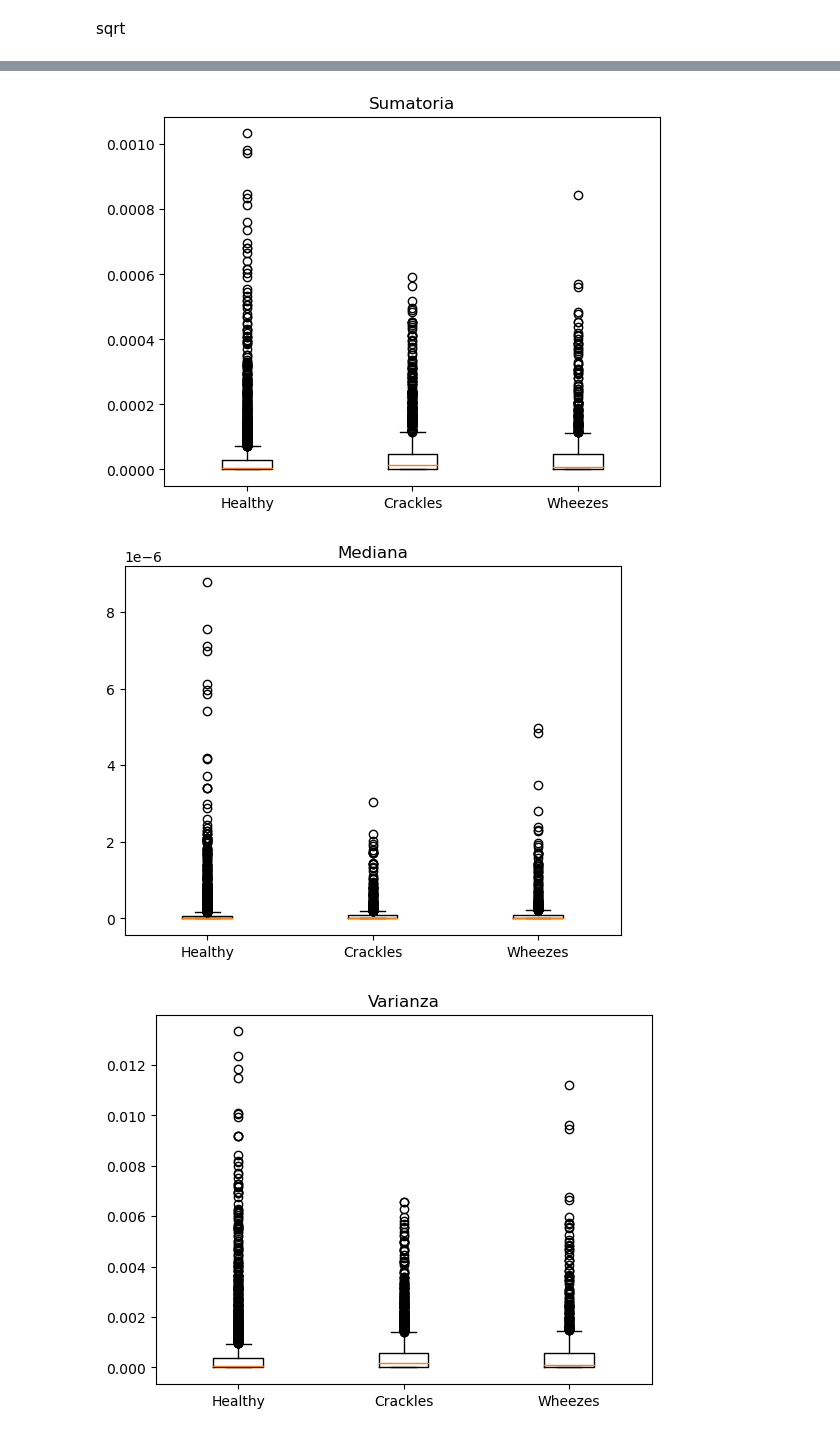
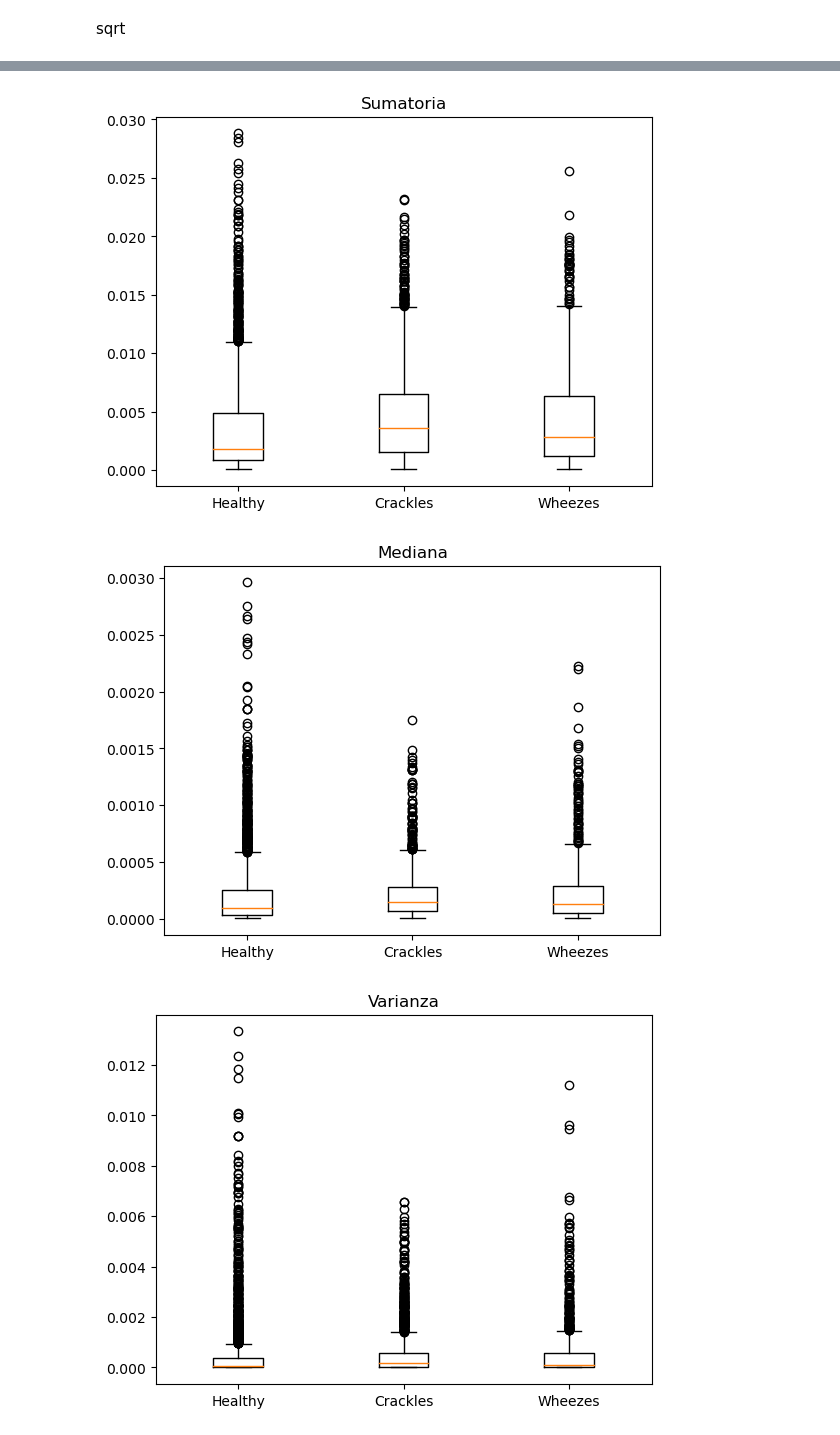
Before and after one commit to Astolfo2332/Respiratory_Difference, a Jupyter notebook: Proyecto_3_los_4GB.ipynb, the cells around one changed output, grey strips where cells are left out. Drawn from its saved outputs; the diff is of its cells as text; code cells hidden in the pictures.

```diff
--- a/Proyecto_3_los_4GB.ipynb
+++ b/Proyecto_3_los_4GB.ipynb
@@ -330,7 +379,7 @@ from scipy.stats import mannwhitneyu
 from scipy.stats import levene
 import pingouin as pg
 # %%
-d3=pd.read_csv("Data_set_350_650.csv")
+d3=pd.read_csv("Data_set_250_380.csv")
 # %% [markdown]
 # Los intentos fracasados de hacer algo bien en la vida por miguel:
 # %%
@@ -766,13 +798,14 @@ def caja_bigotes2(data1,data2,data3,var):
     plt.show()
 # %%
 sano,crakles,wheezes = [d3[d3['Estado']=='Healthy'], d3[d3['Estado']=='Crackles'],d3[d3['Estado']=='Wheezes']]
+plt.title('Sumatoria PSD 250 Hz a 380 Hz')
 caja_bigotes2(sano,crakles,wheezes,'Sumatoria')
 # %% [output]
-[figure, old version]
+[figure, new version]
 # %%
 caja_bigotes2(sano,crakles,wheezes,'Mediana')
 # %% [output]
-[figure, old version]
+[figure, new version]
 # %%
 caja_bigotes2(sano,crakles,wheezes,'Varianza')
 # %% [output]
```
Also changed, not shown: parts of 22 cells of this notebook, 2 other files.
